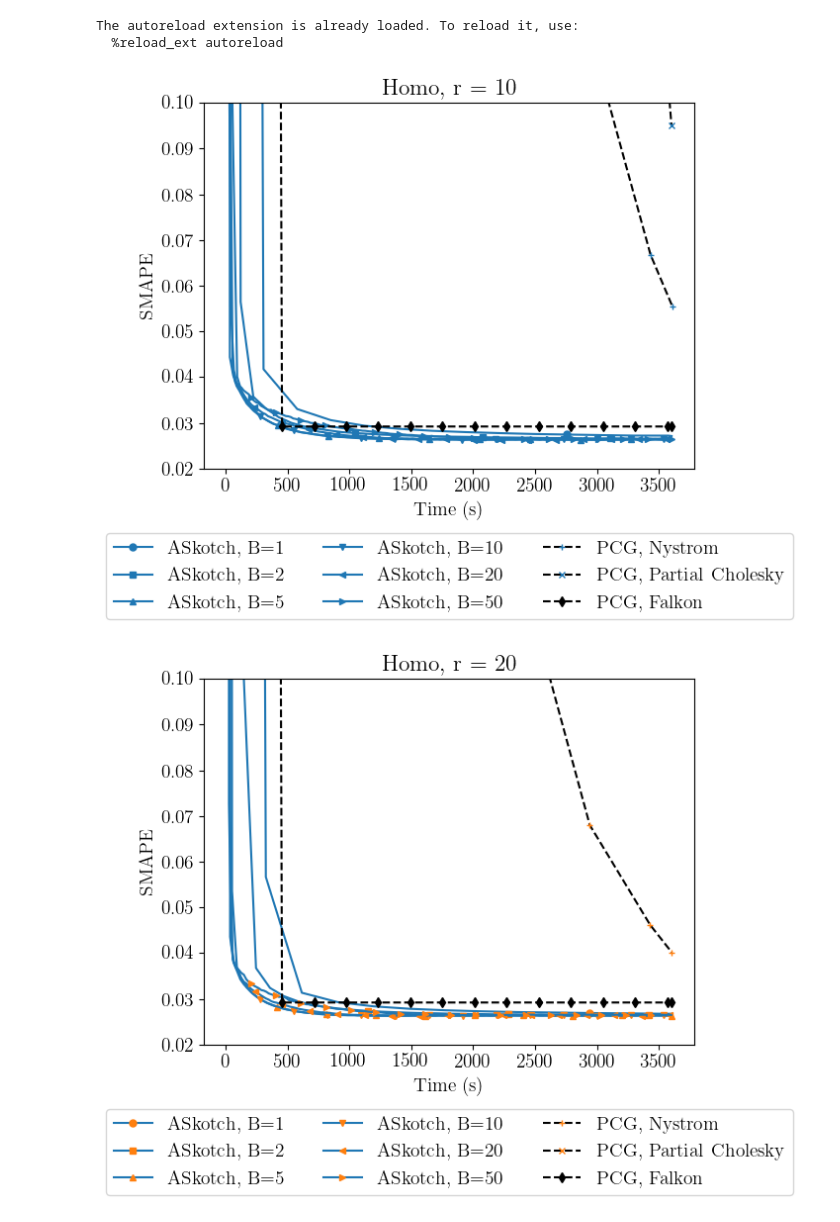
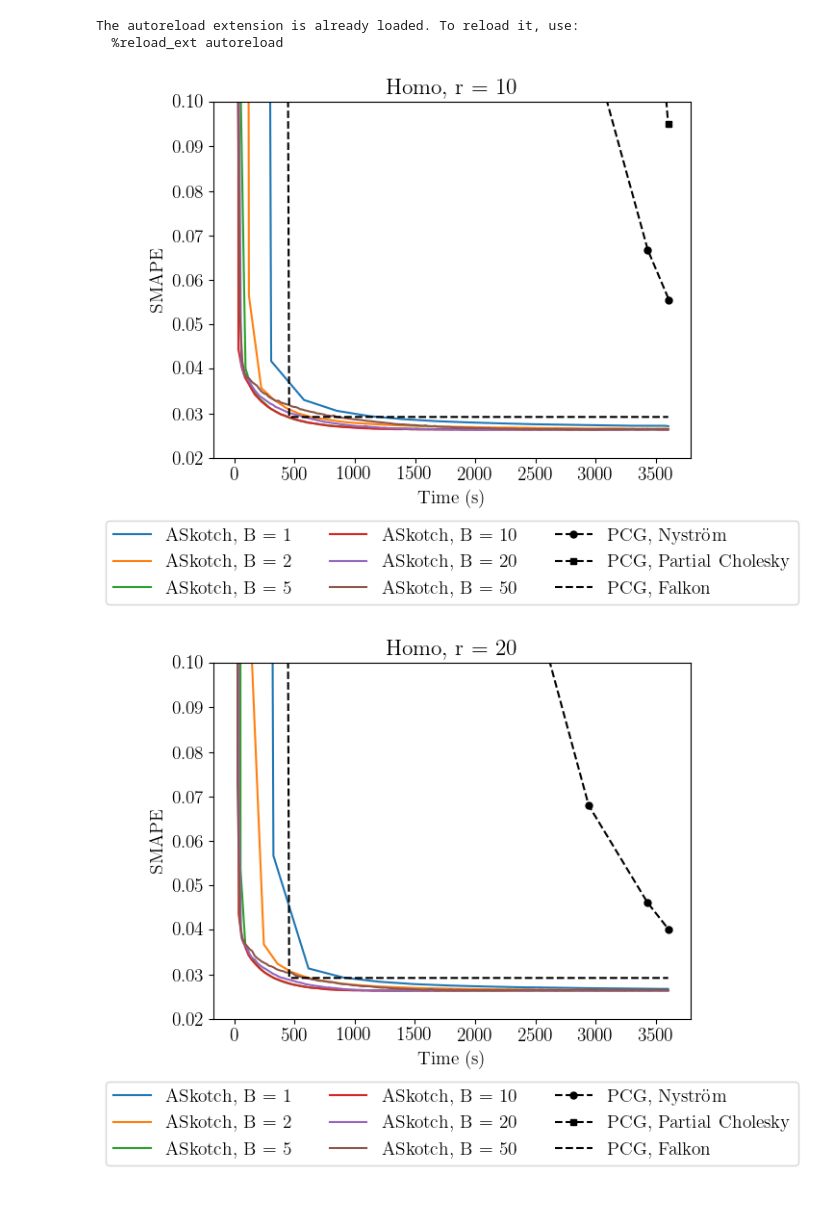
Before and after one commit to aliceitmushuk/fast_krr_alisver, a Jupyter notebook: src/plotting/homo.ipynb, the cells around one changed output. Cells and saved outputs as stored; diff of their text form; code cells hidden in the pictures.

```diff
--- a/src/plotting/homo.ipynb
+++ b/src/plotting/homo.ipynb
@@ -54,15 +58,23 @@ runs_inducing_krr = get_project_runs(entity_name, project_name2)
+# %%
+rs = [10, 20, 50, 100, 200, 500, 1000]
+hparams_to_label = {
+    "askotch": ["b"],
+    "skotch": ["b"],
+    "pcg": ["precond"],
+}
+color_param = "b"
 # %%
 for r in rs:
     criteria1, criteria2, criteria3 = get_rank_criteria(r)
 
     c_runs1 = filter_runs(runs_full_krr, criteria1)
     c_runs2 = filter_runs(runs_full_krr, criteria2)
     c_runs3 = filter_runs(runs_inducing_krr, criteria3)
 
     all_runs = c_runs1 + c_runs2 + c_runs3
 
-    plot_runs(all_runs, hparams_to_label, metric, x_axis, ylim, f"Homo, r = {r}",
-           save_dir, f"{metric}_vs_{x_axis}_r_{r}.pdf")
+    plot_runs(all_runs, hparams_to_label, color_param, metric, x_axis, ylim,
+              f"Homo, r = {r}", save_dir, f"{metric}_vs_{x_axis}_r_{r}.pdf")
 # %% [output]
-[figure, old version]
+[figure, new version]
-[figure, old version]
+[figure, new version]
```
Also changed, not shown: parts of 7 cells of this notebook, 2 other files.
